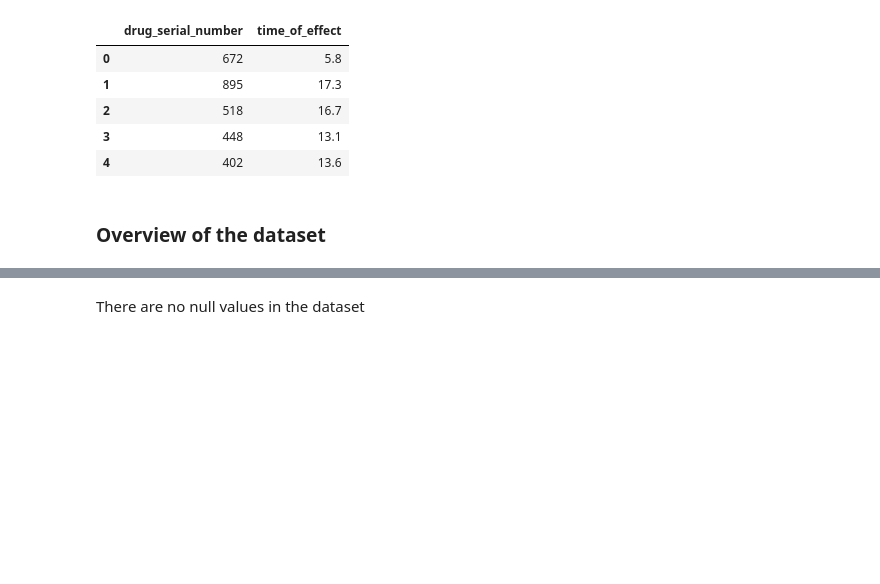
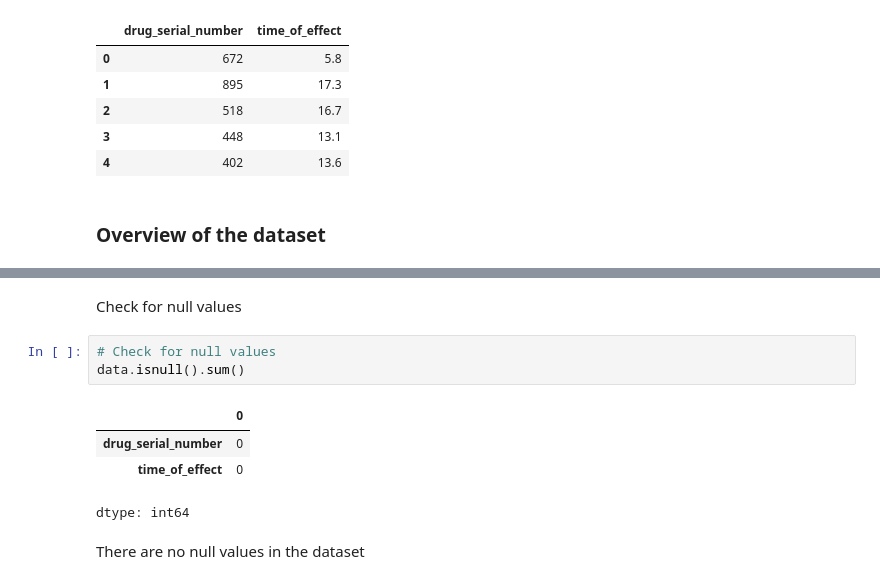
Before and after one commit to MonishDY/AI-Track, a Jupyter notebook: Assignment 2/Medicon_Case_Study_02.ipynb, the cells around one changed output, grey strips where cells are left out. Saved outputs shown, nothing was run; the diff lists cells and outputs as text; blank space fills up the shorter version.

```diff
--- a/Assignment 2/Medicon_Case_Study_02.ipynb
+++ b/Assignment 2/Medicon_Case_Study_02.ipynb
@@ -435,3 +438,13 @@ memory usage: 932.0 bytes
+# %% [markdown]
+Check for null values
+# %%
+# Check for null values
+data.isnull().sum()
+# %% [output]
+|  | 0 |
+| drug_serial_number | 0 |
+| time_of_effect | 0 |
+dtype: int64
 # %% [markdown]
 There are no null values in the dataset
 # %% [markdown]
```
Also changed, not shown: parts of 15 cells of this notebook.
